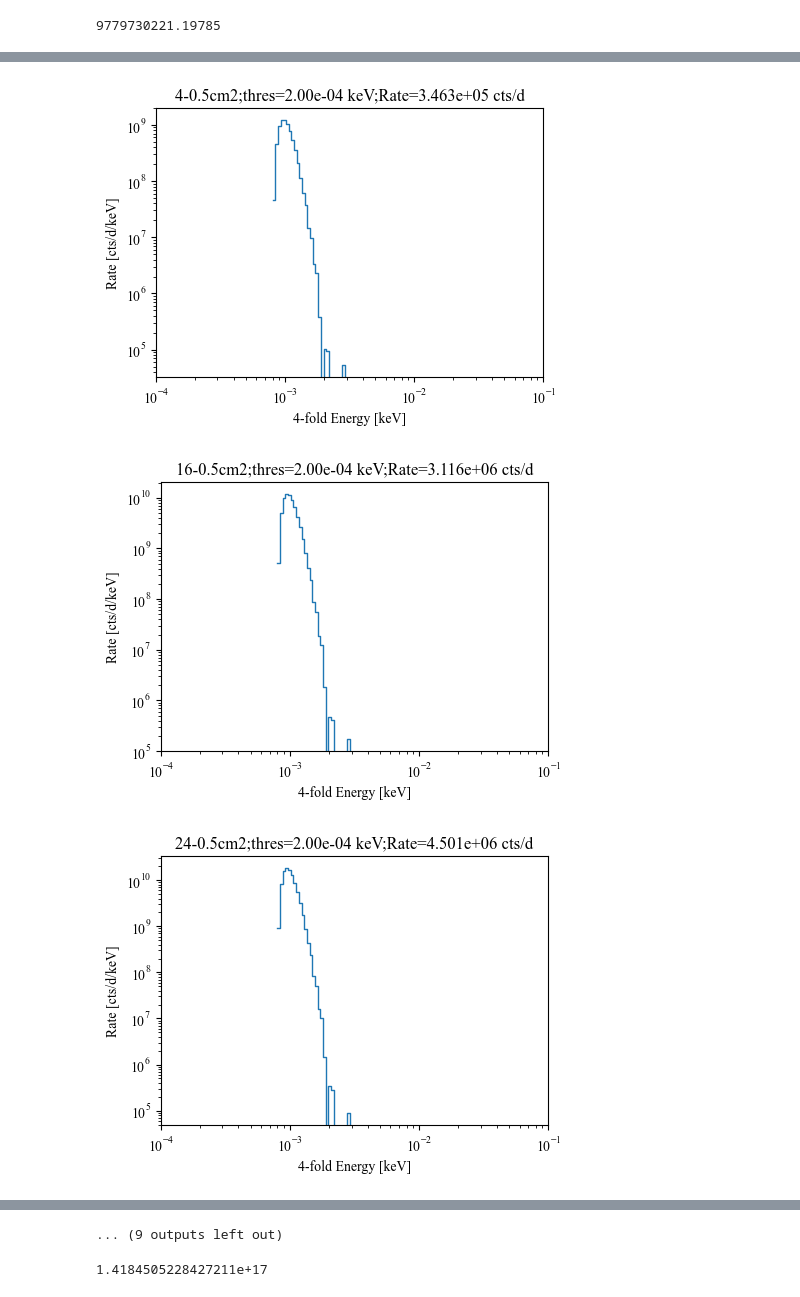
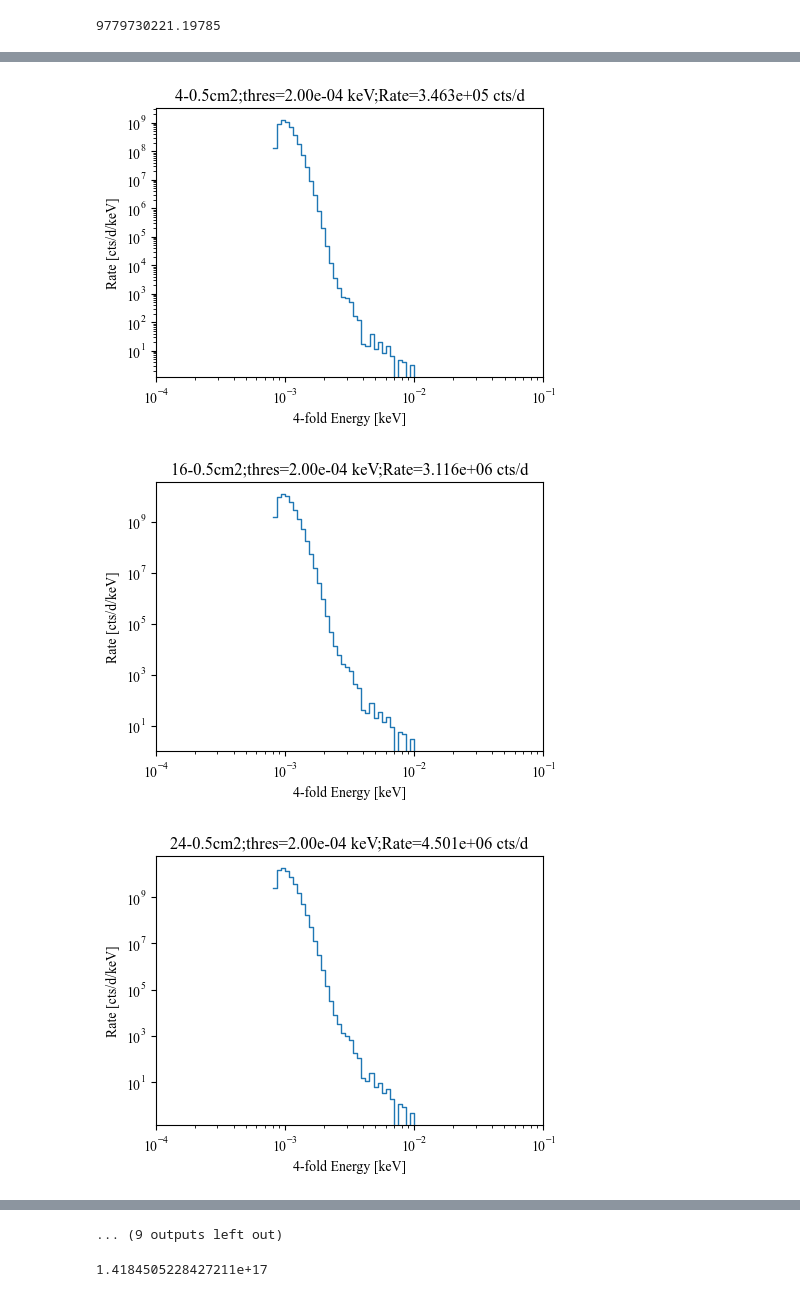
Before and after one commit to spice-herald/DarkLim, a Jupyter notebook: examples/generate_Run57_templates.ipynb, the cells around one changed output, grey strips where cells are left out. Cells and saved outputs as stored; diff of their text form; code cells hidden in the pictures.

```diff
--- a/examples/generate_Run57_templates.ipynb
+++ b/examples/generate_Run57_templates.ipynb
@@ -155,9 +155,9 @@ done.
 #max_coinc = 4
 #energy_res = 0.2e-3 # keV
 
-ntoys = 100000 #500000000
+ntoys = 100000000 #500000000
 n_devices = 4
-template_bins = 150
+template_bins = 100
 
 per_device_thresholds = np.arange(0.2,1.2,0.2) * 1e-3 # keV
 rates_above_threshold = np.asarray([ pdf_integral(lee_func,thres,100e-3,10000) for thres in per_device_thresholds ])
@@ -183,7 +183,7 @@ rates_above_threshold[0]
 # loop to make templates
 
 plot_check = True
-save = False
+save = True
 
 for i,per_device_threshold in enumerate(per_device_thresholds):
 
@@ -207,6 +207,7 @@ for i,per_device_threshold in enumerate(per_device_thresholds):
     keepers = summed_energy[n_over>=n_devices] # summed energy of evts which satisfy coincidence requirement
     print('finished drawing samples.')
     print('min energy of keepers = {:0.3e} keV'.format(min(keepers)))
+    print('total number of events in template = {:d}'.format(len(keepers)))
 
     # make template histogram of the keepers:
     #e_low = per_device_threshold
@@ -293,3 +294,3 @@ Done with all thresholds.
-[figure, old version]
+[figure, new version]
-[figure, old version]
+[figure, new version]
-[figure, old version]
+[figure, new version]
```
Also changed, not shown: parts of 1 cell of this notebook, 6 other files.
